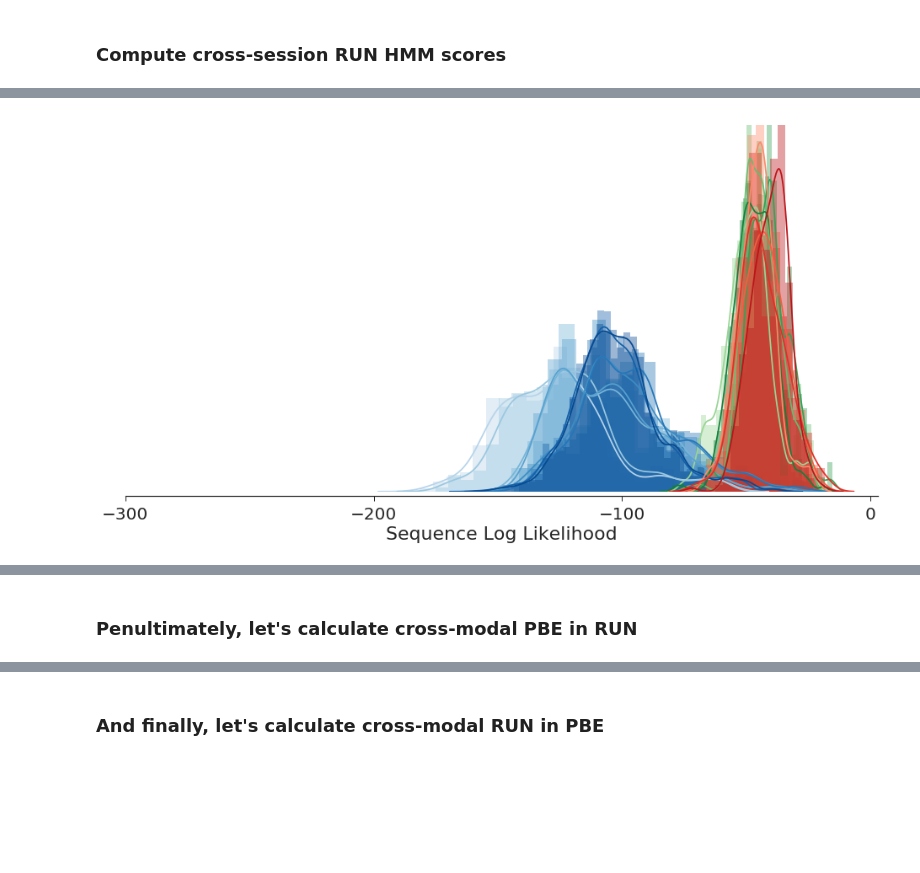
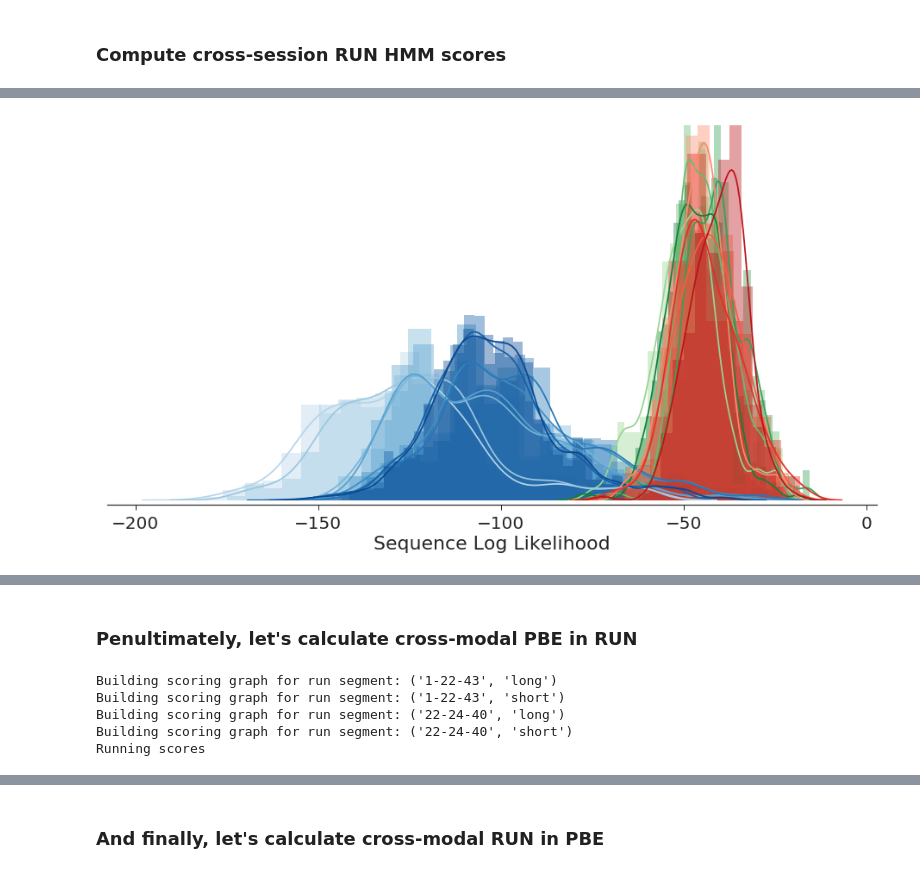
Before and after one commit to ckemere/CloudShuffles, a Jupyter notebook: Compare Run and PBE HMMs Pruned.ipynb, the cells around one changed output, grey strips where cells are left out. Cells and saved outputs as stored; diff of their text form; code cells hidden in the pictures; blank space fills up the shorter version.

Commit message:
Updated model comparison workbook to be pretty complete.

```diff
--- a/Compare Run and PBE HMMs Pruned.ipynb
+++ b/Compare Run and PBE HMMs Pruned.ipynb
@@ -266,28 +260,16 @@ for sess in cv_score_pbe:
 # %% [markdown]
 ### Compute cross-session RUN HMM scores
 # %%
-
-# Smooth data
-RunData = []
-for session_time, segment in Segments:
-    print("Loading and smoothing RUN data: {}".format((session_time, segment)))
-
-    s = np.argwhere([segment == segment_label for segment_label in df[df.time==session_time]['segment_labels'].values.tolist()[0]])
-    st_run = exp_data[session_time]['spikes'][s][exp_data[session_time]['run_epochs']]
-
-    # smooth and re-bin RUN data:
-    bst = st_run.bin(ds=ds_50ms).smooth(sigma=sigma, inplace=True).rebin(w=ds_run/ds_50ms)
-    RunData.append(bst)
-
 # Learn models
-run_models = []
+models = []
 for ii, (session_time, segment) in enumerate(Segments):
     print("Building training graph on run segment: {}".format((session_time, segment)))
     model_reps = []
     for repeats in range(10):
         model_reps.append(delayed(est_model)(delayed(RunData[ii], traverse=False), num_states, repeats))
-    run_models.append(model_reps)
+    models.append(model_reps)
 
+run_models = dask.compute(*models)
 
 comp = []
 description = []
@@ -333,9 +311,8 @@ self_maze = cmap(np.linspace(0.4, 0.8, 4))
 s_i = 0
 d_i = 0
 
-
 with npl.FigureManager(show=True, figsize=(16,8)) as (fig, ax):
-    for ii,pairwise in enumerate(across_session):
+    for ii,pairwise in enumerate(across_session_run):
         for jj,sess in enumerate(pairwise):
             if ii is jj:
                 continue
@@ -348,13 +325,13 @@ with npl.FigureManager(show=True, figsize=(16,8)) as (fig, ax):
                     sns.distplot(np.hstack(sess), color=diff_maze[d_i].tolist())
                     d_i = d_i + 1
     s_i = 0
-    for sess in scores_by_session:
+    for sess in cv_score_run:
         sns.distplot(np.hstack(sess), color=self_maze[s_i].tolist())
         s_i = s_i + 1
 
 
     plt.xlabel('Sequence Log Likelihood')
-    plt.xticks(np.arange(-1000,1,200))
+    plt.xticks(np.arange(-500,1,100))
     plt.yticks([])
     sns.despine(left=True, offset=5)
 # %% [output]
@@ -387,20 +341,21 @@ distributed.comm.tcp - WARNING - Closing dangling stream in <TCP local=tcp://127
 # %%
 
 # Learn models
-pbe_models = []
+models = []
 for ii, (session_time, segment) in enumerate(Segments):
     print("Building training graph on run segment: {}".format((session_time, segment)))
     model_reps = []
     PBEs = aux_data[session_time][segment]['PBEs']
     for repeats in range(10):
         model_reps.append(delayed(est_model)(delayed(PBEs, traverse=False), num_states, repeats))
-    pbe_models.append(model_reps)
+    models.append(model_reps)
 
+pbe_models = dask.compute(*models)
 
 comp = []
 description = []
 for jj, (ses_data, seg_data) in enumerate(Segments):
-    print("Building scoring graph for run segment: {}".format((session_time, segment)))
+    print("Building scoring graph for run segment: {}".format((ses_data, seg_data)))
     scores = []
     desc = []
     for ii, (ses_model, seg_model) in enumerate(Segments):
@@ -429,28 +383,28 @@ distributed.comm.tcp - WARNING - Closing dangling stream in <TCP local=tcp://127
 # %%
 # Plot distribution of model likelihoods with nice colors
 
 s_i = 0
 d_i = 0
 with npl.FigureManager(show=True, figsize=(16,8)) as (fig, ax):
     for ii,pairwise in enumerate(across_session_pbe):
         for jj,sess in enumerate(pairwise):
             if ii is jj:
                 continue
             else:
                 if ii//2 == jj//2:
                     sns.distplot(np.hstack(sess), color=same_maze[s_i].tolist())
                     s_i = s_i + 1
                 else:
                     sns.distplot(np.hstack(sess), color=diff_maze[d_i].tolist())
                     d_i = d_i + 1
     s_i = 0
     for sess in cv_score_pbe:
         sns.distplot(np.hstack(sess), color=self_maze[s_i].tolist())
         s_i = s_i + 1
 
     plt.xlabel('Sequence Log Likelihood')
-    plt.xticks(np.arange(-300,1,100))
+    plt.xticks(np.arange(-200,1,50))
     plt.yticks([])
     sns.despine(left=True, offset=5)
 # %% [output]
-[figure, old version]
+[figure, new version]
@@ -458,2 +411,31 @@ distributed.comm.tcp - WARNING - Closing dangling stream in <TCP local=tcp://127
 # %% [markdown]
 ### Penultimately, let's calculate cross-modal PBE in RUN
+# %%
+import copy
+# Smooth data
+comp = []
+description = []
+for jj, (ses_data, seg_data) in enumerate(Segments):
+    print("Building scoring graph for run segment: {}".format((ses_data, seg_data)))
+    scores = []
+    desc = []
+    for ii, (ses_model, seg_model) in enumerate(Segments):
+        rep_scores = []
+        for rep in range(10):
+            # Rescale firing rates by differences in bin size (PBEs are smaller bins, so lower rate)
+            hmm = copy.deepcopy(run_models[ii][rep])
+            hmm.means_ = hmm.means_ * (ds / ds_run) # scale rates by difference in bin size
+            PBEs = aux_data[ses_data][seg_data]['PBEs']
+            rep_scores.append(delayed(score_data)(delayed(PBEs, traverse=False), hmm))
+        scores.append(rep_scores)
+
+    comp.append(scores)
+
+print("Running scores")
+pbe_with_run_model = dask.compute(*comp)
+# %% [output]
+Building scoring graph for run segment: ('1-22-43', 'long')
+Building scoring graph for run segment: ('1-22-43', 'short')
+Building scoring graph for run segment: ('22-24-40', 'long')
+Building scoring graph for run segment: ('22-24-40', 'short')
+Running scores
```
Also changed, not shown: parts of 15 cells of this notebook, 1 other file.
